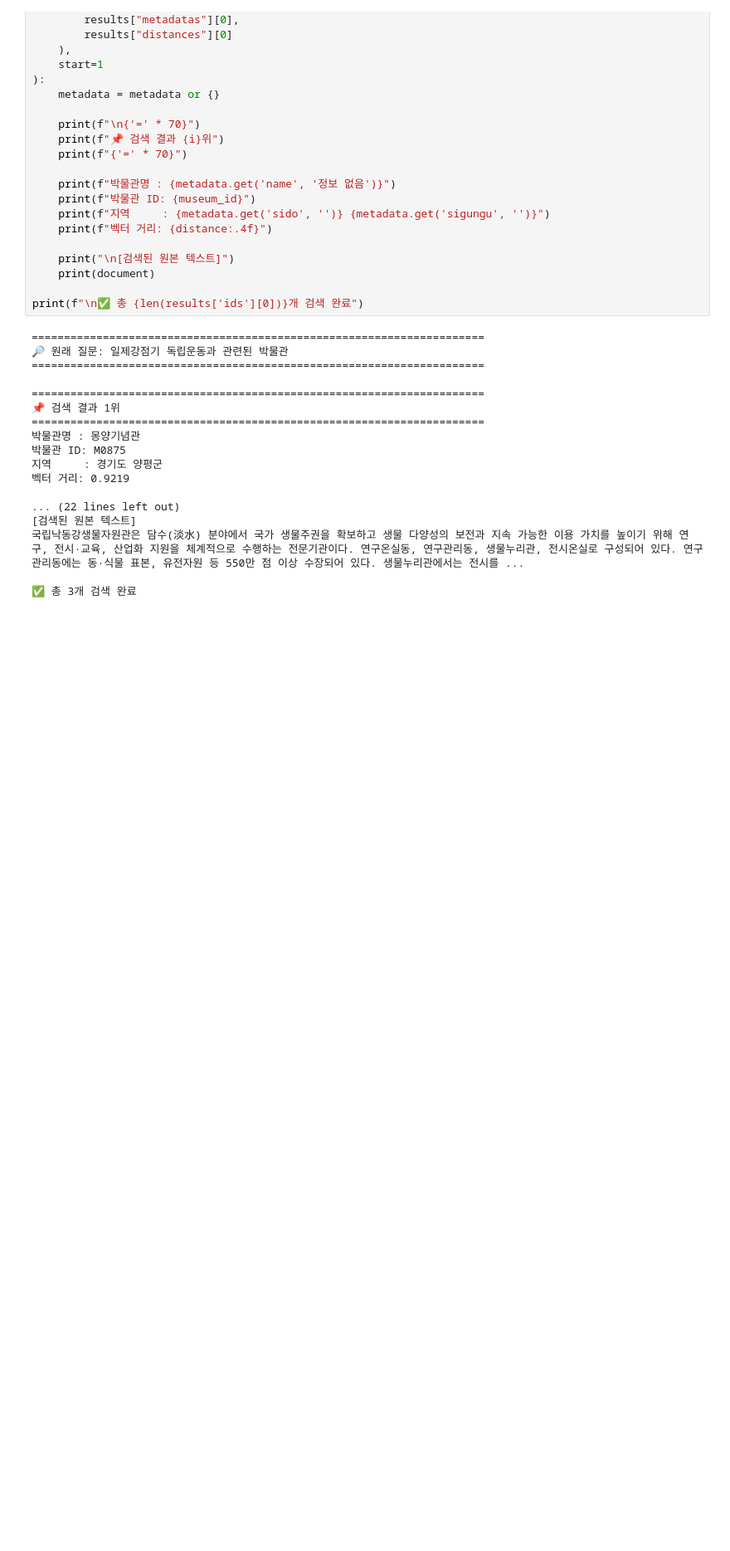
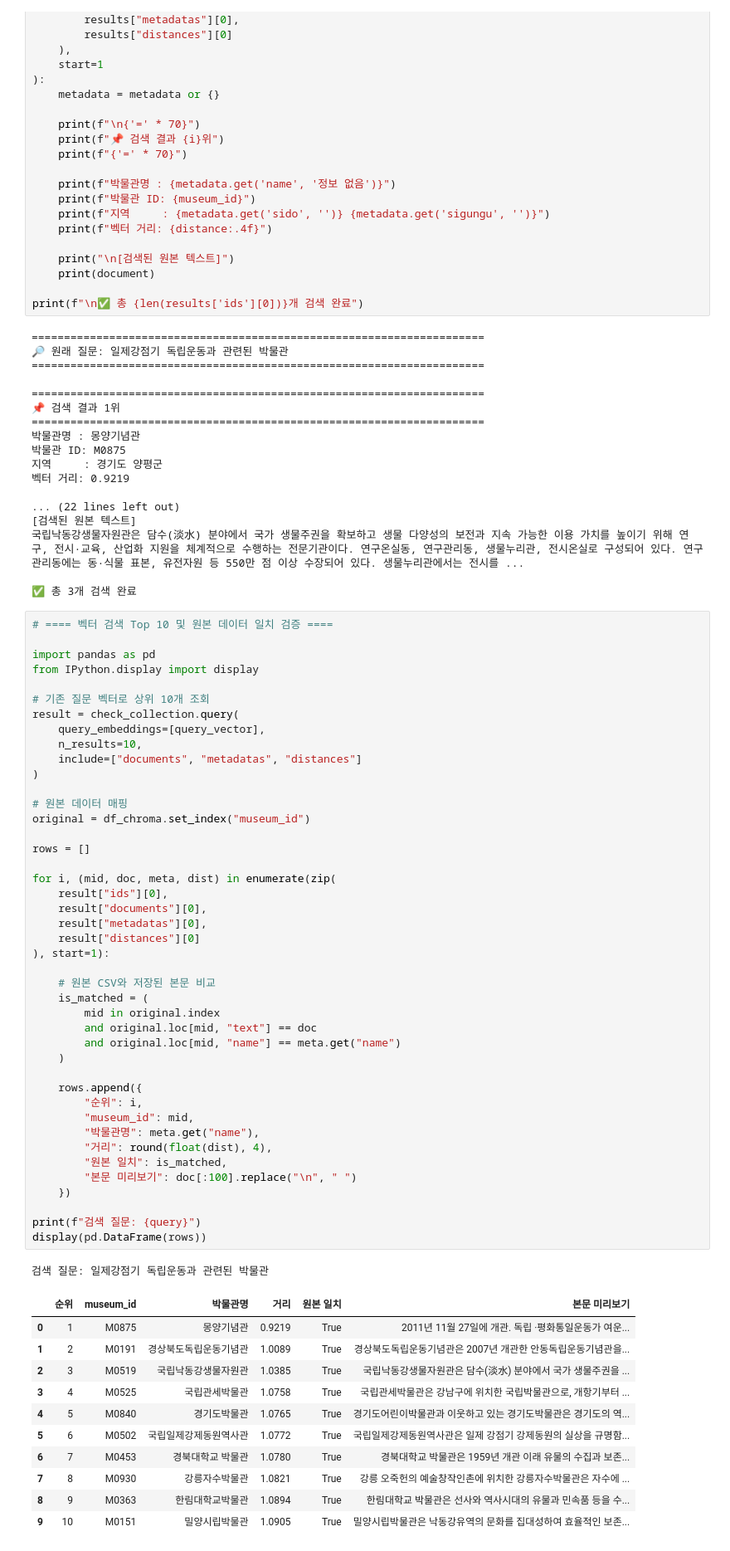
Before and after one commit to encore-ai-campus/mle-01-p3-team1, a Jupyter notebook: src/for_build/build_vertorDB/vectoDB_builder.ipynb, the cells around one changed output. Shown at 83% size. Saved outputs shown, nothing was run; the diff lists cells and outputs as text; blank space fills up the shorter version.

```diff
--- a/src/for_build/build_vertorDB/vectoDB_builder.ipynb
+++ b/src/for_build/build_vertorDB/vectoDB_builder.ipynb
@@ -407,3 +407,59 @@ print(f"\n✅ 총 {len(results['ids'][0])}개 검색 완료")
 국립낙동강생물자원관은 담수(淡水) 분야에서 국가 생물주권을 확보하고 생물 다양성의 보전과 지속 가능한 이용 가치를 높이기 위해 연구, 전시·교육, 산업화 지원을 체계적으로 수행하는 전문기관이다. 연구온실동, 연구관리동, 생물누리관, 전시온실로 구성되어 있다. 연구관리동에는 동·식물 표본, 유전자원 등 550만 점 이상 수장되어 있다. 생물누리관에서는 전시를 ...
 
 ✅ 총 3개 검색 완료
+# %%
+# ==== 벡터 검색 Top 10 및 원본 데이터 일치 검증 ====
+
+import pandas as pd
+from IPython.display import display
+
+# 기존 질문 벡터로 상위 10개 조회
+result = check_collection.query(
+    query_embeddings=[query_vector],
+    n_results=10,
+    include=["documents", "metadatas", "distances"]
+)
+
+# 원본 데이터 매핑
+original = df_chroma.set_index("museum_id")
+
+rows = []
+
+for i, (mid, doc, meta, dist) in enumerate(zip(
+    result["ids"][0],
+    result["documents"][0],
+    result["metadatas"][0],
+    result["distances"][0]
+), start=1):
+
+    # 원본 CSV와 저장된 본문 비교
+    is_matched = (
+        mid in original.index
+        and original.loc[mid, "text"] == doc
+        and original.loc[mid, "name"] == meta.get("name")
+    )
+
+    rows.append({
+        "순위": i,
+        "museum_id": mid,
+        "박물관명": meta.get("name"),
+        "거리": round(float(dist), 4),
+        "원본 일치": is_matched,
+        "본문 미리보기": doc[:100].replace("\n", " ")
+    })
+
+print(f"검색 질문: {query}")
+display(pd.DataFrame(rows))
+# %% [output]
+검색 질문: 일제강점기 독립운동과 관련된 박물관
+|  | 순위 | museum_id | 박물관명 | 거리 | 원본 일치 | 본문 미리보기 |
+| 0 | 1 | M0875 | 몽양기념관 | 0.9219 | True | 2011년 11월 27일에 개관. 독립 ·평화통일운동가 여운... |
+| 1 | 2 | M0191 | 경상북도독립운동기념관 | 1.0089 | True | 경상북도독립운동기념관은 2007년 개관한 안동독립운동기념관을... |
+| 2 | 3 | M0519 | 국립낙동강생물자원관 | 1.0385 | True | 국립낙동강생물자원관은 담수(淡水) 분야에서 국가 생물주권을 ... |
+| 3 | 4 | M0525 | 국립관세박물관 | 1.0758 | True | 국립관세박물관은 강남구에 위치한 국립박물관으로, 개항기부터 ... |
+| 4 | 5 | M0840 | 경기도박물관 | 1.0765 | True | 경기도어린이박물관과 이웃하고 있는 경기도박물관은 경기도의 역... |
+| 5 | 6 | M0502 | 국립일제강제동원역사관 | 1.0772 | True | 국립일제강제동원역사관은 일제 강점기 강제동원의 실상을 규명함... |
+| 6 | 7 | M0453 | 경북대학교 박물관 | 1.0780 | True | 경북대학교 박물관은 1959년 개관 이래 유물의 수집과 보존... |
+| 7 | 8 | M0930 | 강릉자수박물관 | 1.0821 | True | 강릉 오죽헌의 예술창작인촌에 위치한 강릉자수박물관은 자수에 ... |
+| 8 | 9 | M0363 | 한림대학교박물관 | 1.0894 | True | 한림대학교 박물관은 선사와 역사시대의 유물과 민속품 등을 수... |
+| 9 | 10 | M0151 | 밀양시립박물관 | 1.0905 | True | 밀양시립박물관은 낙동강유역의 문화를 집대성하여 효율적인 보존... |
```
Also changed, not shown: 1 other file.
